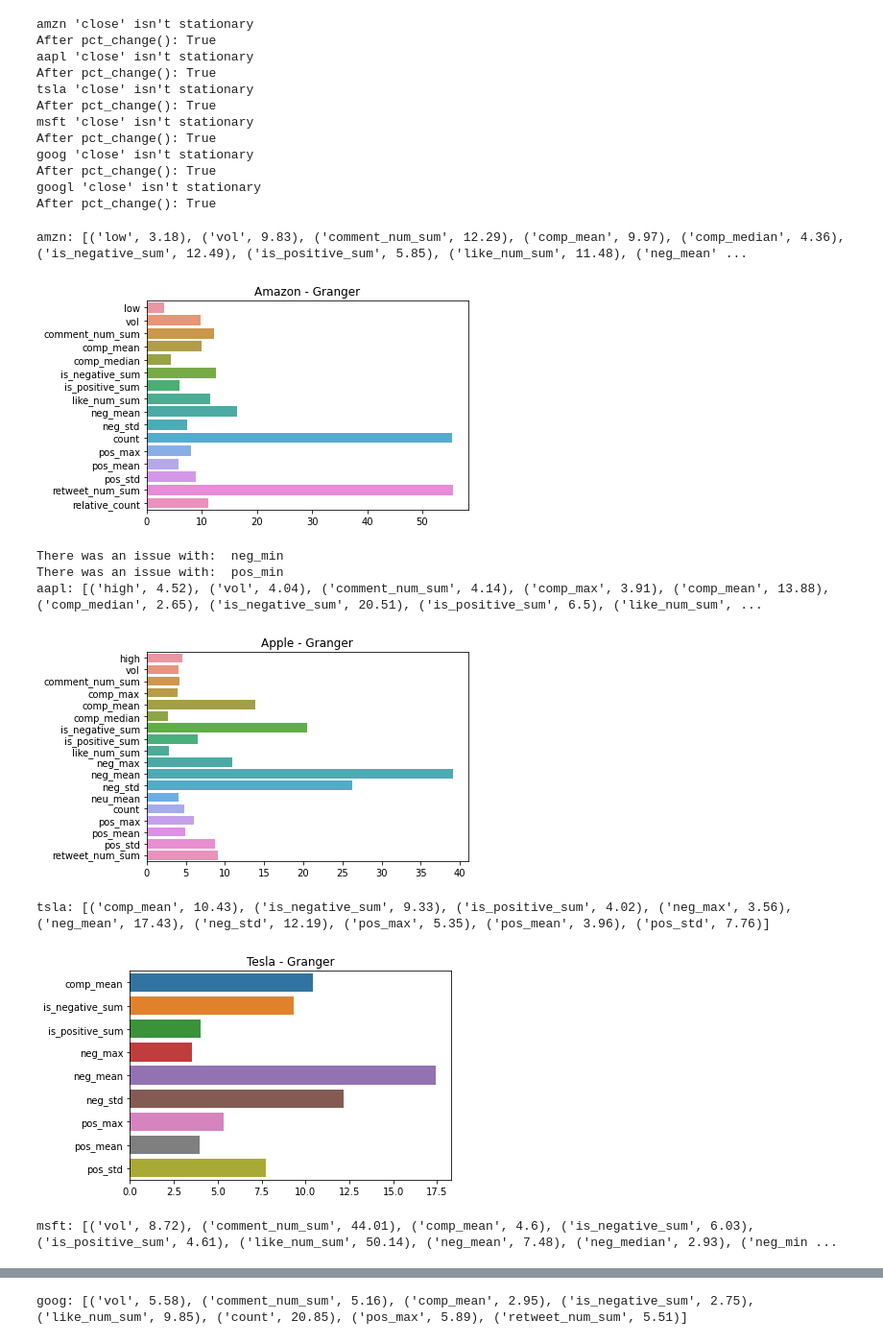
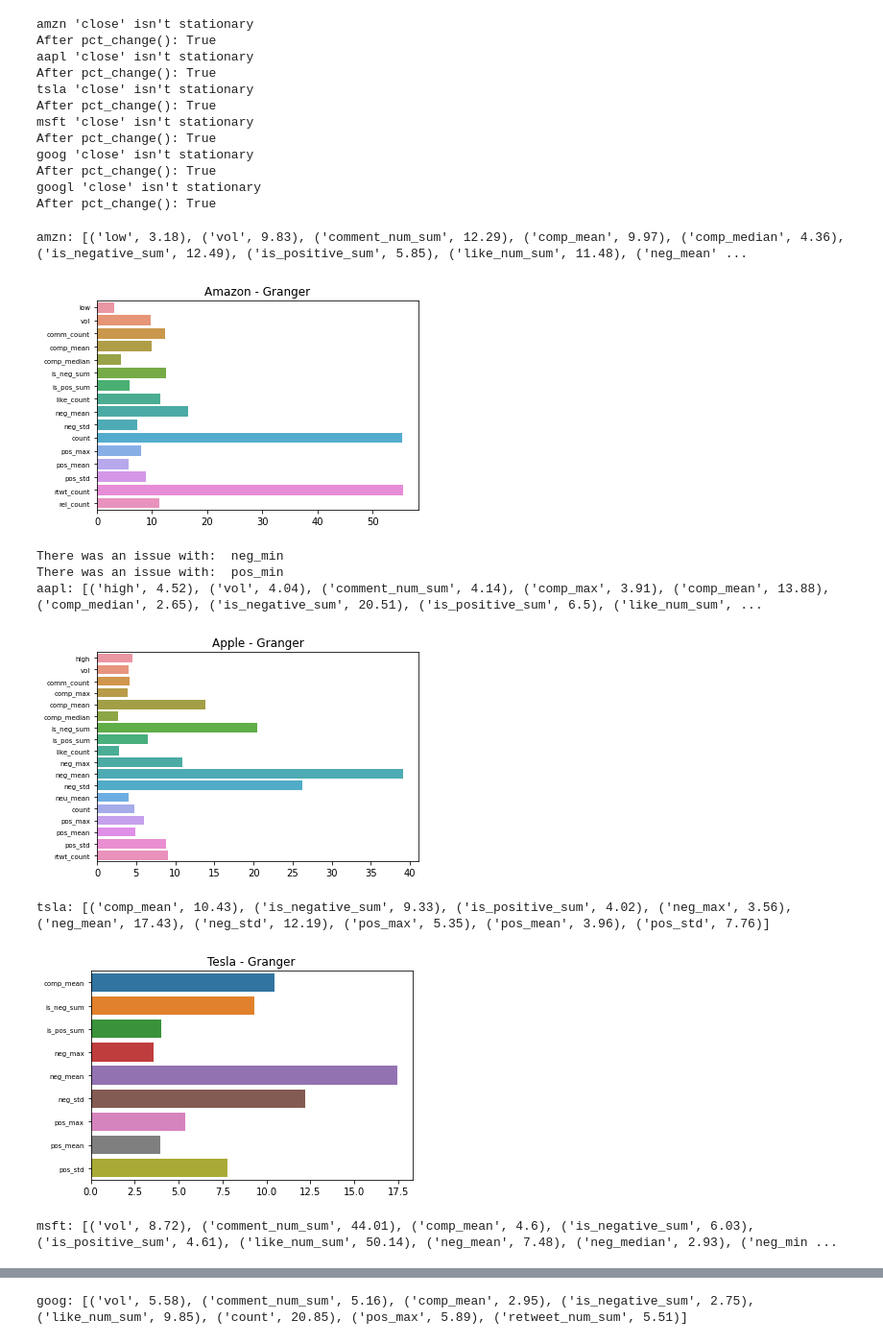
Before and after one commit to PatrykML/twitter_sentiment_stock_prediction, a Jupyter notebook: models/granger.ipynb, the cells around one changed output, grey strips where cells are left out. Shown at 96% size. Cells and saved outputs as stored; diff of their text form; code cells hidden in the pictures.

```diff
--- a/models/granger.ipynb
+++ b/models/granger.ipynb
@@ -54,15 +55,37 @@ def check_stationarity_all():
         if not is_stationary(df["close"]):
             print(f"{company} 'close' isn't stationary")
             print("After pct_change():", is_stationary(df["diffs"]))
+# %%
+def simplify_name(name):
+
+    pat = r"negative"
+    pat2 = r"neutral"
+    pat3 = r"positive"
+    pat4 = r"num_sum"
+    pat5 = r"relative"
+    pat6 = r"comment"
+    pat7 = r"retweet"
+    name = re.sub(pat, "neg", name)
+    name = re.sub(pat2, "neu", name)
+    name = re.sub(pat3, "pos", name)
+    name = re.sub(pat4, "count", name)
+    name = re.sub(pat5, "rel", name)
+    name = re.sub(pat6, "comm", name)
+    name = re.sub(pat7, "rtwt", name)
+
+    return name
 # %%
 def plot_F(f_vals, title, save_name):
     x = [i[1] for i in f_vals]
-    y = [i[0] for i in f_vals]
+    y = [simplify_name(i[0]) for i in f_vals]
+    fig, ax = plt.subplots()
 
     sns.barplot(x=x, y=y).set_title(title)
-    plt.savefig(f'../plots/granger/{save_name}.pdf', dpi=300, bbox_inches = "tight")
+
+    plt.yticks(fontsize=7)
+    plt.savefig(f'../plots/granger/{save_name}.pdf')
     plt.show()
 # %%
 for company in ["amzn", "aapl", "tsla", "msft", "goog", "googl"]:
     df = pd.read_csv(f"../datasets/v3/binned/{company}.csv")
-    kpss_test(df["close"])
+    kpss_test(df["diffs"])
@@ -120,30 +107,31 @@ After pct_change(): True
 # %%
 full_names = {
     "amzn": "Amazon",
     "aapl": "Apple",
     "msft": "Microsoft",
     "tsla": "Tesla",
     "goog": "Google (GOOG)",
     "googl": "Google (GOOGL)",
 }
-
+rel = {}
 for company in ["amzn", "aapl", "tsla", "msft", "goog", "googl"]:
     df = pd.read_csv(f"../datasets/v3/binned/{company}.csv")
 
     vital_columns = ["post_date", "ticker", "close", "diffs", "bin_2", "bin_3", "bin_5"]
     cols = [i for i in df.columns if i not in vital_columns]
 
     relevant = granger_test(df, "diffs", cols)
+    rel[company] = relevant
 
     print(f"{company}: {relevant}")
     plot_F(relevant, f"{full_names[company]} - Granger", company)
 # %% [output]
 amzn: [('low', 3.18), ('vol', 9.83), ('comment_num_sum', 12.29), ('comp_mean', 9.97), ('comp_median', 4.36), ('is_negative_sum', 12.49), ('is_positive_sum', 5.85), ('like_num_sum', 11.48), ('neg_mean' ...
-[figure, old version]
+[figure, new version]
 There was an issue with:  neg_min
 There was an issue with:  pos_min
 aapl: [('high', 4.52), ('vol', 4.04), ('comment_num_sum', 4.14), ('comp_max', 3.91), ('comp_mean', 13.88), ('comp_median', 2.65), ('is_negative_sum', 20.51), ('is_positive_sum', 6.5), ('like_num_sum', ...
-[figure, old version]
+[figure, new version]
 tsla: [('comp_mean', 10.43), ('is_negative_sum', 9.33), ('is_positive_sum', 4.02), ('neg_max', 3.56), ('neg_mean', 17.43), ('neg_std', 12.19), ('pos_max', 5.35), ('pos_mean', 3.96), ('pos_std', 7.76)]
-[figure, old version]
+[figure, new version]
 msft: [('vol', 8.72), ('comment_num_sum', 44.01), ('comp_mean', 4.6), ('is_negative_sum', 6.03), ('is_positive_sum', 4.61), ('like_num_sum', 50.14), ('neg_mean', 7.48), ('neg_median', 2.93), ('neg_min ...
```
Also changed, not shown: parts of 6 cells of this notebook, 2 other files.
